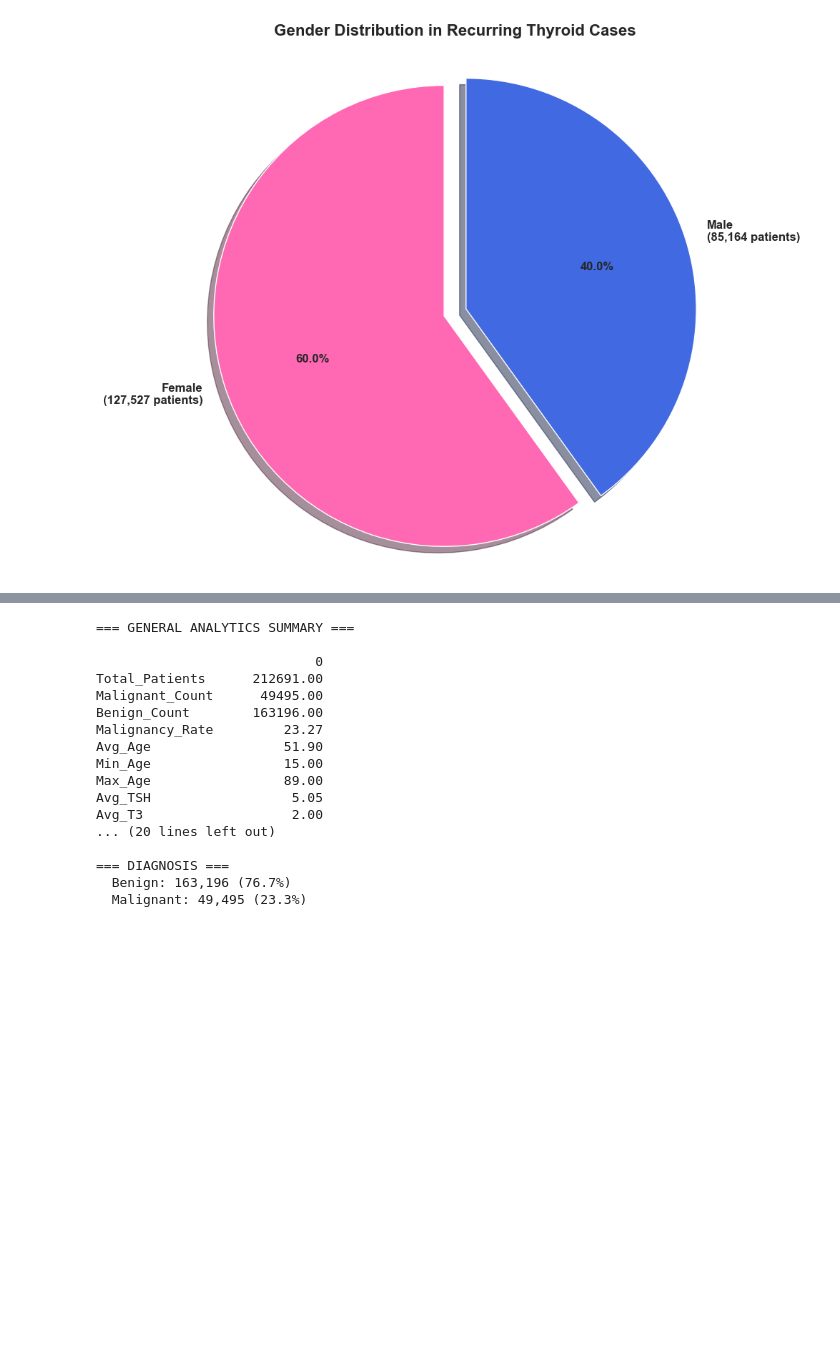
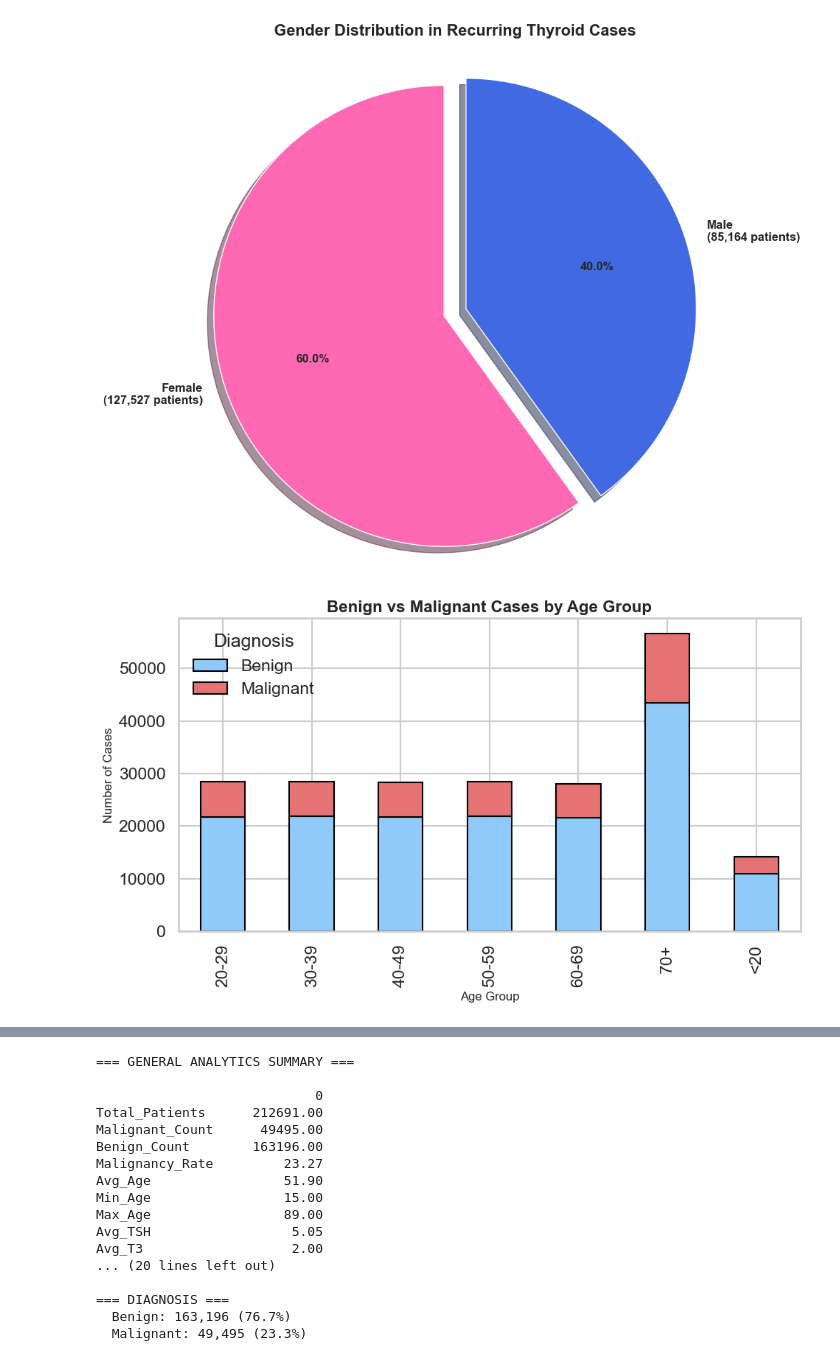
Before and after one commit to xjessxx/endometriosis_web, a Jupyter notebook: visuals.ipynb, the cells around one changed output, grey strips where cells are left out. Saved outputs shown, nothing was run; the diff lists cells and outputs as text; code cells hidden in the pictures; blank space fills up the shorter version.

Commit message:
adding more visualizations and integrating them/analytics into fe

```diff
--- a/visuals.ipynb
+++ b/visuals.ipynb
@@ -101,4 +147,38 @@ plt.show()
 1    Male          85164       40.04
 [figure]
 # %%
-# visual 3
+# Visual 3 - Malignancy Rate by Age Group
+
+# Query: Calculate malignancy vs benign rate grouped by age range
+query = """
+SELECT
+    CASE
+        WHEN Age < 20 THEN '<20'
+        WHEN Age BETWEEN 20 AND 29 THEN '20-29'
+        WHEN Age BETWEEN 30 AND 39 THEN '30-39'
+        WHEN Age BETWEEN 40 AND 49 THEN '40-49'
+        WHEN Age BETWEEN 50 AND 59 THEN '50-59'
+        WHEN Age BETWEEN 60 AND 69 THEN '60-69'
+        ELSE '70+'
+    END AS Age_Group,
+    SUM(CASE WHEN Diagnosis = 'Malignant' THEN 1 ELSE 0 END) AS Malignant,
+    SUM(CASE WHEN Diagnosis = 'Benign' THEN 1 ELSE 0 END) AS Benign
+FROM patients
+GROUP BY Age_Group
+ORDER BY Age_Group;
+"""
+stacked_data = pd.read_sql_query(query, conn)
+
+stacked_data.set_index('Age_Group')[['Benign', 'Malignant']].plot(
+    kind='bar', stacked=True, figsize=(10,6),
+    color=['#90CAF9', '#E57373'], edgecolor='black'
+)
+plt.title('Benign vs Malignant Cases by Age Group', fontsize=16, fontweight='bold')
+plt.xlabel('Age Group', fontsize=12)
+plt.ylabel('Number of Cases', fontsize=12)
+plt.legend(title='Diagnosis')
+plt.tight_layout()
+plt.savefig('malignancy_age.png', dpi=300, bbox_inches='tight')
+plt.show()
+# %% [output]
+[figure, added]
```
Also changed, not shown: parts of 4 cells of this notebook, 4 other files.
